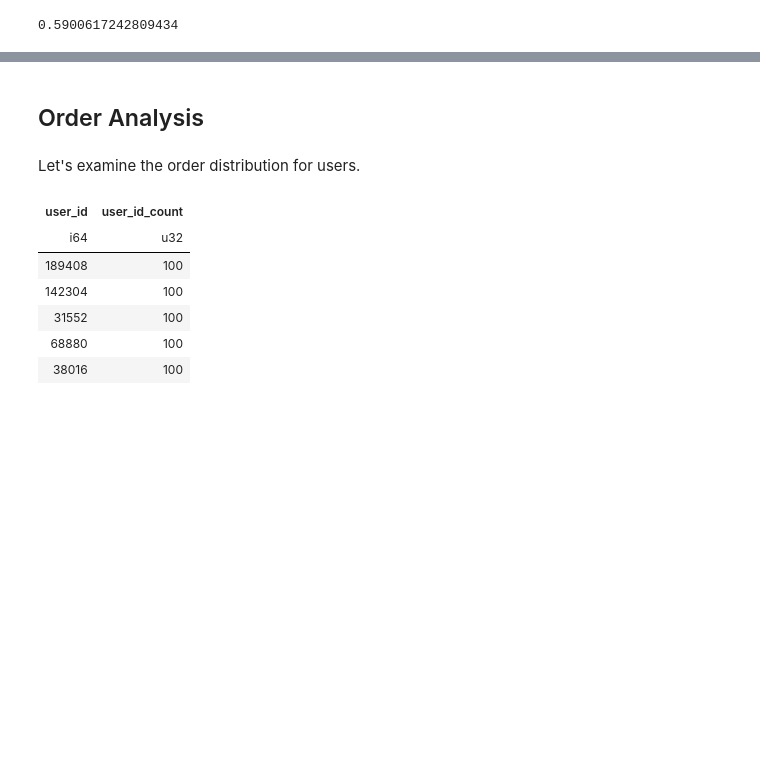
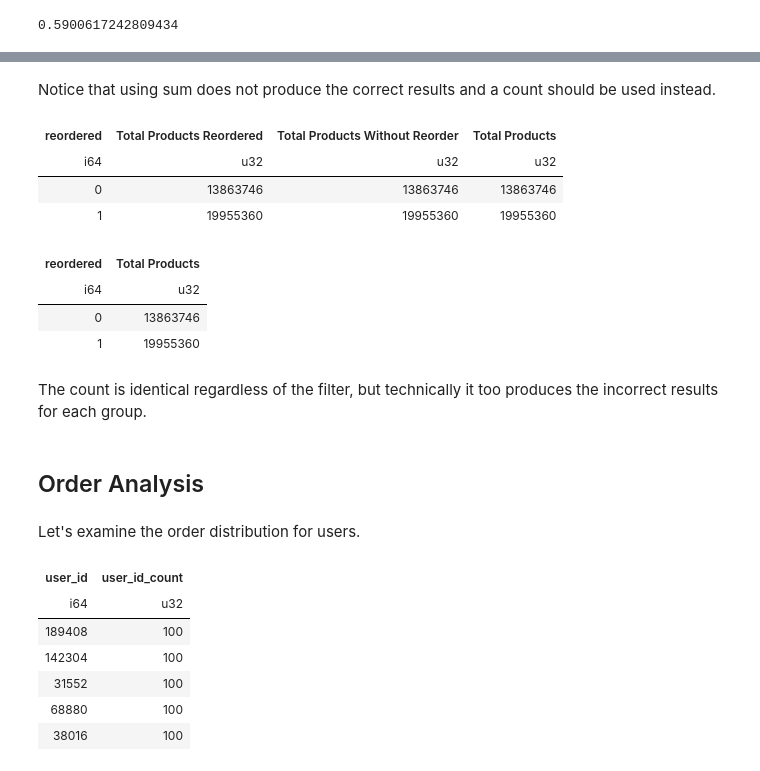
Before and after one commit to will-fong/instacart_online_grocery_shopping_analysis, a Jupyter notebook: notebooks/1.1-instacart-analysis-using-polars.ipynb, the cells around one changed output, grey strips where cells are left out. Cells and saved outputs as stored; diff of their text form; code cells hidden in the pictures; blank space fills up the shorter version.

```diff
--- a/notebooks/1.1-instacart-analysis-using-polars.ipynb
+++ b/notebooks/1.1-instacart-analysis-using-polars.ipynb
@@ -432,3 +529,43 @@ In the entire data set, 59% of the orders were classified as reordered.
+# %% [markdown]
+Notice that using sum does not produce the correct results and a count should be used instead.
+# %%
+df_product_reordered_percentage = (
+    df_train_order_products_combined
+    .groupby('reordered')
+    .agg(
+        [
+            (pl.col('reordered') == 1).count().alias('Total Products Reordered')
+            , (pl.col('reordered') == 0).count().alias('Total Products Without Reorder')
+            , (pl.col('reordered').count().alias('Total Products'))
+        ]
+    )
+)
+
+df_product_reordered_percentage.head()
+# %% [output]
+| reordered | Total Products Reordered | Total Products Without Reorder | Total Products |
+| i64 | u32 | u32 | u32 |
+| 0 | 13863746 | 13863746 | 13863746 |
+| 1 | 19955360 | 19955360 | 19955360 |
+# %%
+df_product_reordered_percentage = (
+    df_train_order_products_combined
+    .groupby('reordered')
+    .agg(
+        [
+            (pl.col('reordered').count().alias('Total Products'))
+        ]
+    )
+)
+
+df_product_reordered_percentage.head()
+# %% [output]
+| reordered | Total Products |
+| i64 | u32 |
+| 0 | 13863746 |
+| 1 | 19955360 |
+# %% [markdown]
+The count is identical regardless of the filter, but technically it too produces the incorrect results for each group.
 # %% [markdown]
 ## Order Analysis
 # %% [markdown]
```
Also changed, not shown: parts of 18 cells of this notebook.
